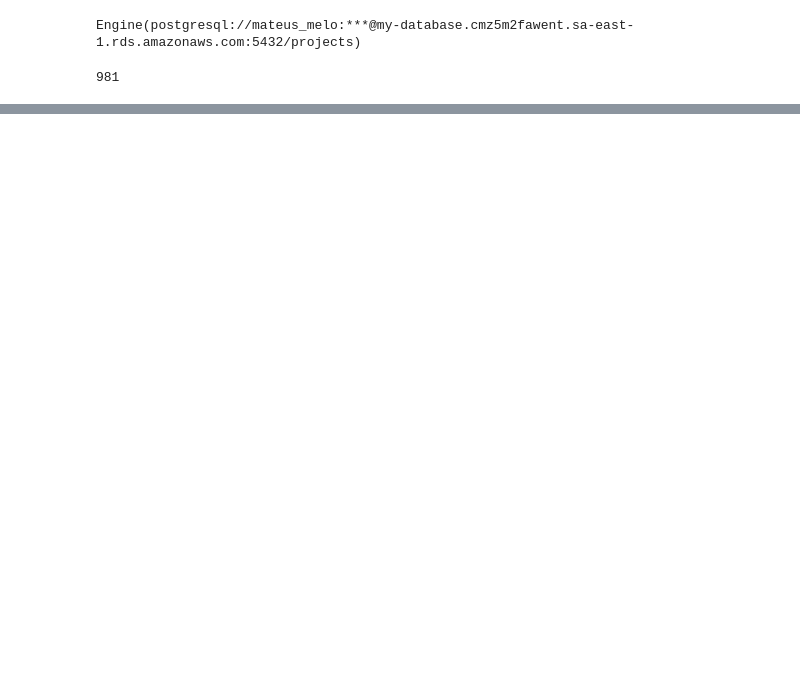
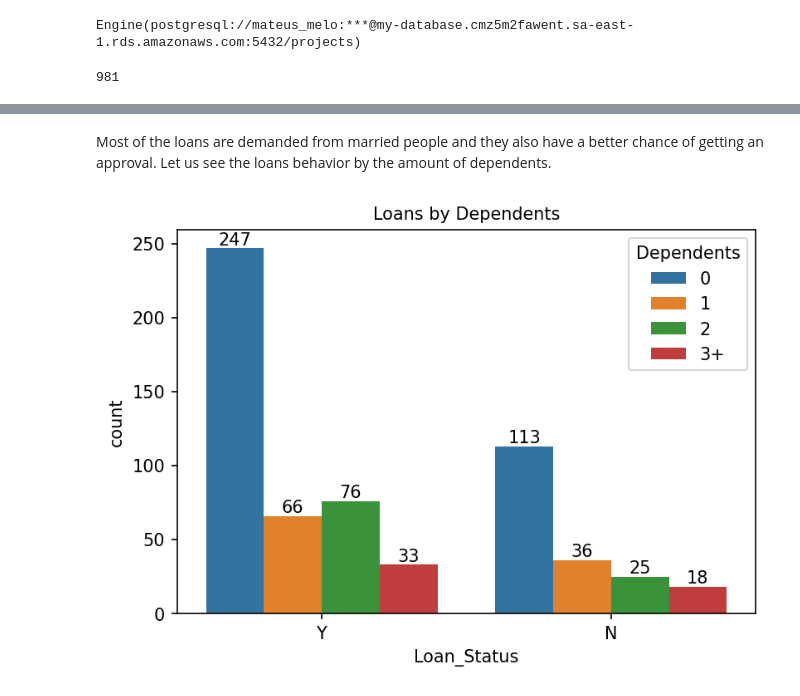
Before and after one commit to mateusmelo821/loan-prediction, a Jupyter notebook: index.ipynb, the cells around one changed output, grey strips where cells are left out. Saved outputs shown, nothing was run; the diff lists cells and outputs as text; code cells hidden in the pictures; blank space fills up the shorter version.

```diff
--- a/index.ipynb
+++ b/index.ipynb
@@ -246,0 +301,11 @@ Column: {'name': 'b', 'type': BIGINT(), 'nullable': True, 'default': None, 'auto
+# %% [markdown]
+Most of the loans are demanded from married people and they also have a better chance of getting an approval. Let us see the loans behavior by the amount of dependents.
+# %%
+fig, ax = plt.subplots(figsize=(6,4), dpi=150)
+sns.countplot(data=df_train, x='Loan_Status', hue='Dependents', ax=ax)
+ax.set_title("Loans by Dependents", fontdict={'fontsize':10})
+for c in ax.containers:
+    ax.bar_label(c, fmt='%.0f', label_type='edge')
+plt.show()
+# %% [output]
+[figure, added]
```
Also changed, not shown: parts of 43 cells of this notebook.
